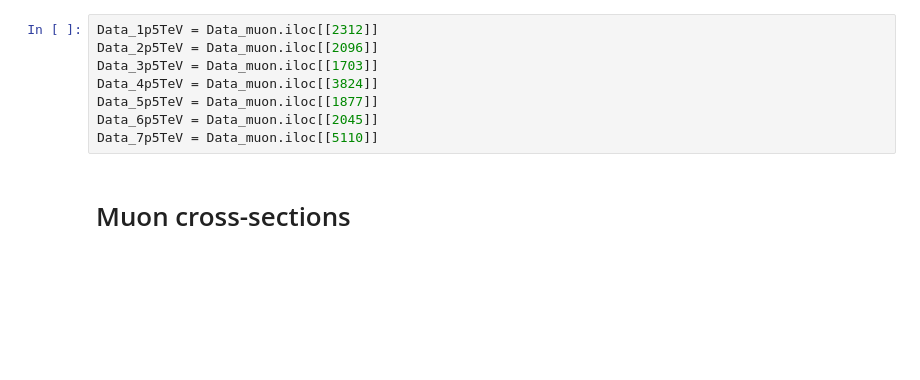
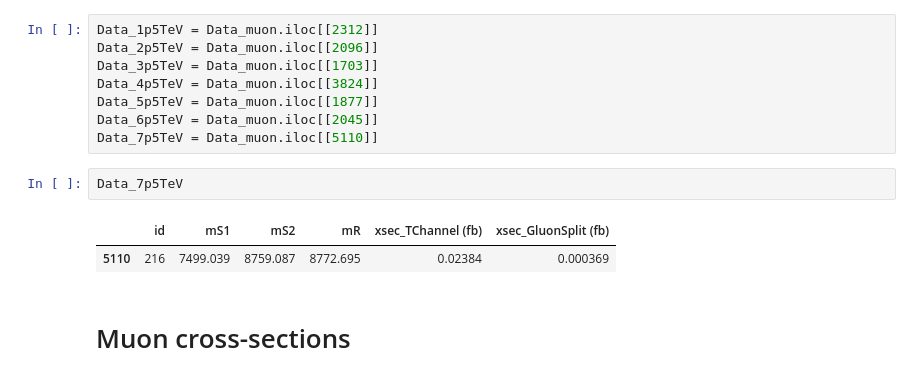
Before and after one commit to Mrazi09/LQ_collider_project, a Jupyter notebook: Plots/Plots.ipynb, the cells around one changed output. Saved outputs shown, nothing was run; the diff lists cells and outputs as text; blank space fills up the shorter version.

```diff
--- a/Plots/Plots.ipynb
+++ b/Plots/Plots.ipynb
@@ -29,6 +29,11 @@ Data_4p5TeV = Data_muon.iloc[[3824]]
 Data_5p5TeV = Data_muon.iloc[[1877]]
 Data_6p5TeV = Data_muon.iloc[[2045]]
 Data_7p5TeV = Data_muon.iloc[[5110]]
+# %%
+Data_7p5TeV
+# %% [output]
+|  | id | mS1 | mS2 | mR | xsec_TChannel (fb) | xsec_GluonSplit (fb) |
+| 5110 | 216 | 7499.039 | 8759.087 | 8772.695 | 0.02384 | 0.000369 |
 # %% [markdown]
 # Muon cross-sections
 # %%
```
Also changed, not shown: parts of 4 cells of this notebook.
